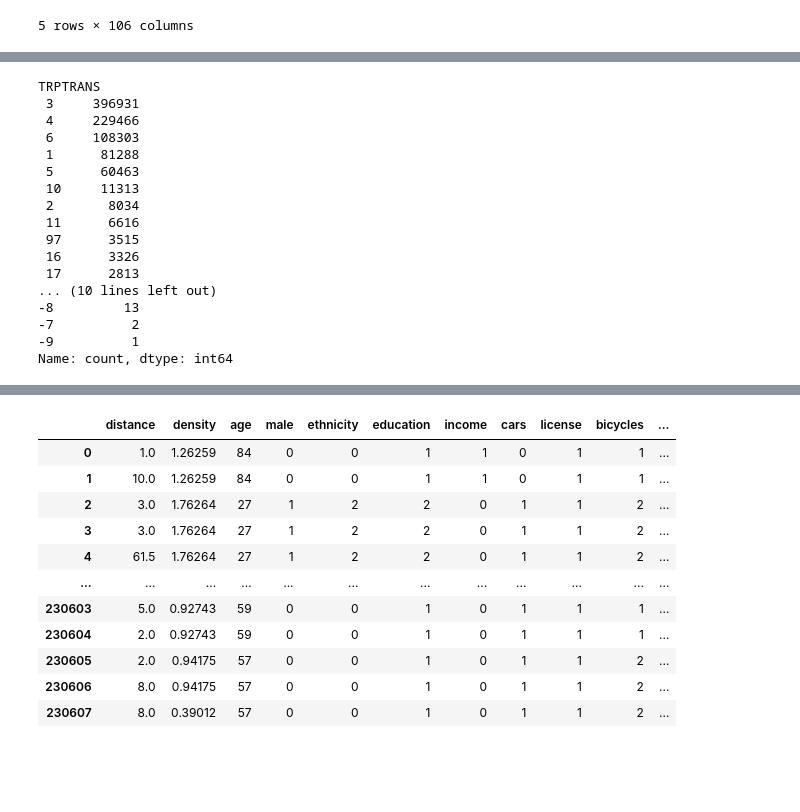
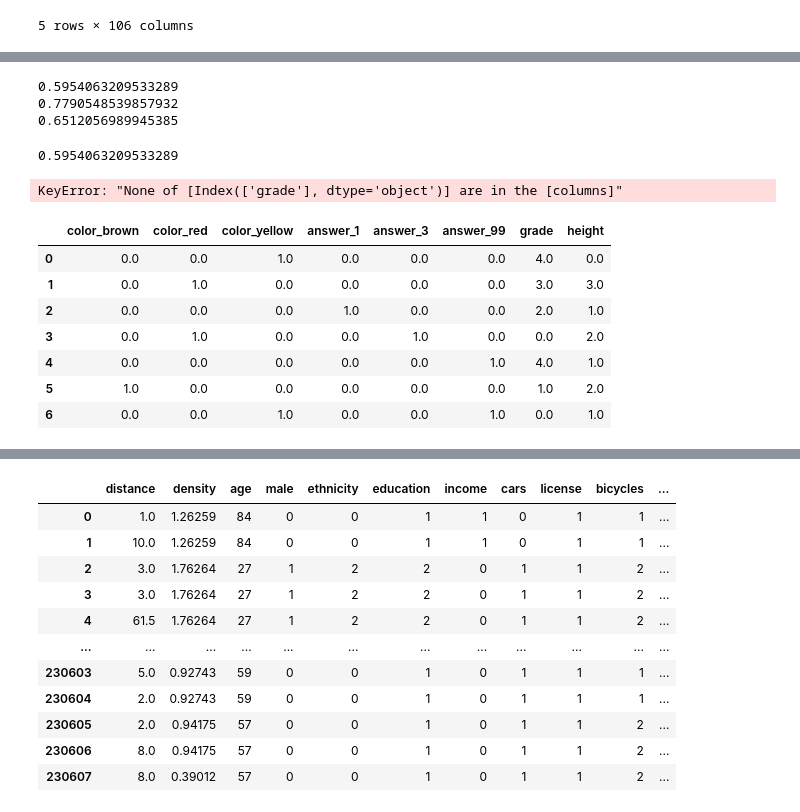
Before and after one commit to Shaveek23/batchstream, a Jupyter notebook: ohio.ipynb, the cells around one changed output, grey strips where cells are left out. Drawn from its saved outputs; the diff is of its cells as text; code cells hidden in the pictures; blank space fills up the shorter version.

```diff
--- a/ohio.ipynb
+++ b/ohio.ipynb
@@ -64,0 +139,32 @@ df.to_csv(rf'./data/NHTS/NHTS_preprocessed.csv', sep=';', index=False)
+# %%
+from sklearn.model_selection import train_test_split
+from sklearn.ensemble import RandomForestClassifier
+from sklearn.preprocessing import FunctionTransformer
+import numpy as np
+
+
+
+
+def sin_transformer(period):
+	return FunctionTransformer(lambda x: np.sin(x / period * 2 * np.pi))
+
+def cos_transformer(period):
+	return FunctionTransformer(lambda x: np.cos(x / period * 2 * np.pi))
+
+def transform_cyclic_feature(df, col, period):
+	df[f'{col}_sin'] = sin_transformer(period).fit_transform(df[col])
+	df[f'{col}_cos'] = cos_transformer(period).fit_transform(df[col])
+	df.pop(col)
+	return df
+
+
+df = transform_cyclic_feature(df, 'travel_date', 31)
+df = transform_cyclic_feature(df, 'day_of_week', 7)
+df = transform_cyclic_feature(df, 'travel_month', 12)
+df = transform_cyclic_feature(df, 'start_time', 24)
+
+Y = df.pop('target')
+
+X = df
+
+X_train, X_test, y_train, y_test = train_test_split(X, Y, random_state=42)
@@ -65,20 +203,27 @@ df.to_csv(rf'./data/NHTS/NHTS_preprocessed.csv', sep=';', index=False)
+# %%
+print(f1_score(y_test, pred, average='macro'))
+print(accuracy_score(y_test, pred))
+print(cohen_kappa_score(y_test, pred))
+# %% [output]
+0.5954063209533289
+0.7790548539857932
+0.6512056989945385
+# %%
+f1_score(y_test, pred, average='macro')
+# %% [output]
+0.5954063209533289
+# %%
+df = encode_ordinal_features(df, {'grade': ['F', 'D', 'C', 'B', 'A'], 'height': [160, 170, 180, 190]})
+# %% [output]
+KeyError: "None of [Index(['grade'], dtype='object')] are in the [columns]"
 # %%
-df['TRPTRANS'].value_counts()
+df
 # %% [output]
-TRPTRANS
- 3     396931
- 4     229466
- 6     108303
- 1      81288
- 5      60463
- 10     11313
- 2       8034
- 11      6616
- 97      3515
- 16      3326
- 17      2813
-... (10 lines left out)
--8         13
--7          2
--9          1
-Name: count, dtype: int64
+|  | color_brown | color_red | color_yellow | answer_1 | answer_3 | answer_99 | grade | height |
+| 0 | 0.0 | 0.0 | 1.0 | 0.0 | 0.0 | 0.0 | 4.0 | 0.0 |
+| 1 | 0.0 | 1.0 | 0.0 | 0.0 | 0.0 | 0.0 | 3.0 | 3.0 |
+| 2 | 0.0 | 0.0 | 0.0 | 1.0 | 0.0 | 0.0 | 2.0 | 1.0 |
+| 3 | 0.0 | 1.0 | 0.0 | 0.0 | 1.0 | 0.0 | 0.0 | 2.0 |
+| 4 | 0.0 | 0.0 | 0.0 | 0.0 | 0.0 | 1.0 | 4.0 | 1.0 |
+| 5 | 1.0 | 0.0 | 0.0 | 0.0 | 0.0 | 0.0 | 1.0 | 2.0 |
+| 6 | 0.0 | 0.0 | 1.0 | 0.0 | 0.0 | 1.0 | 0.0 | 1.0 |
```
Also changed, not shown: parts of 11 cells of this notebook, 14 other files.
